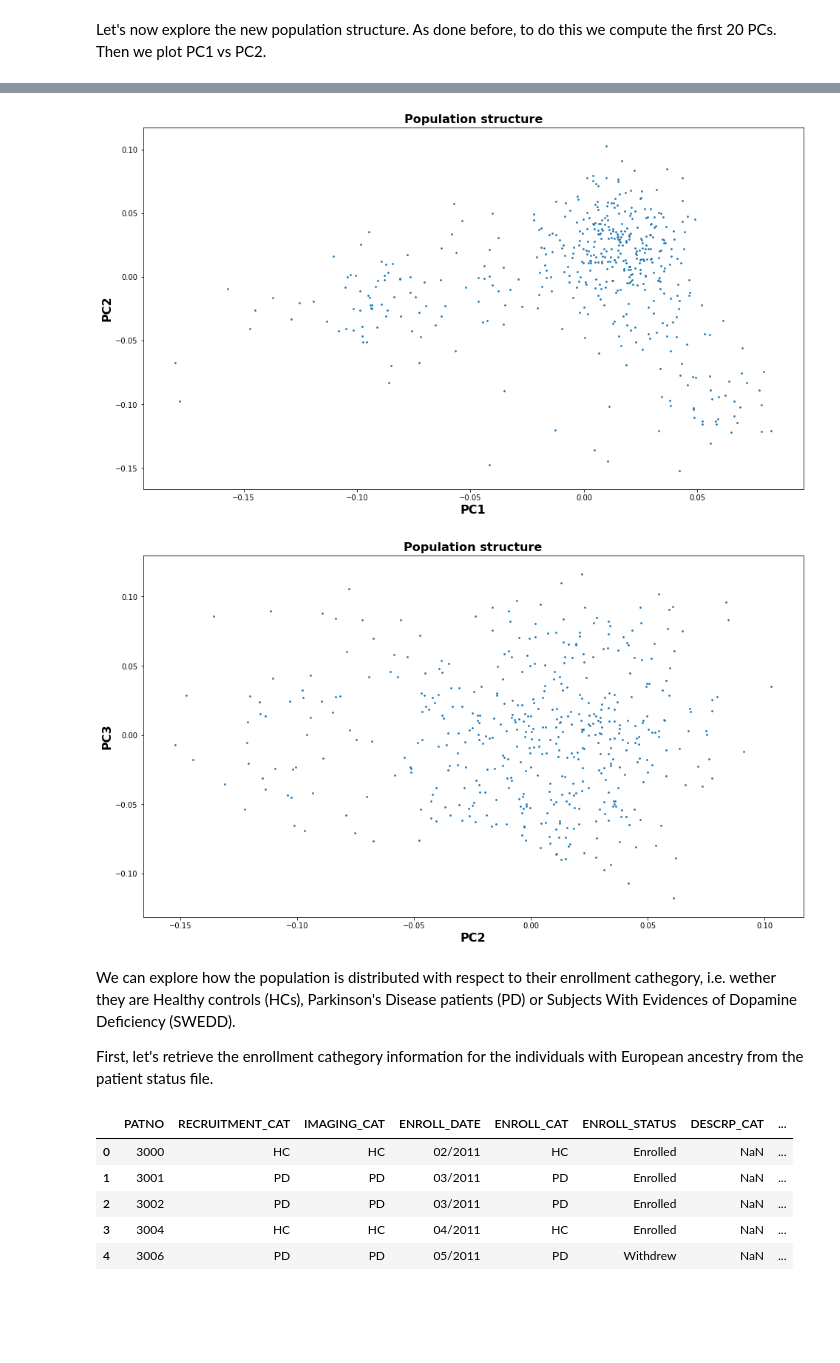
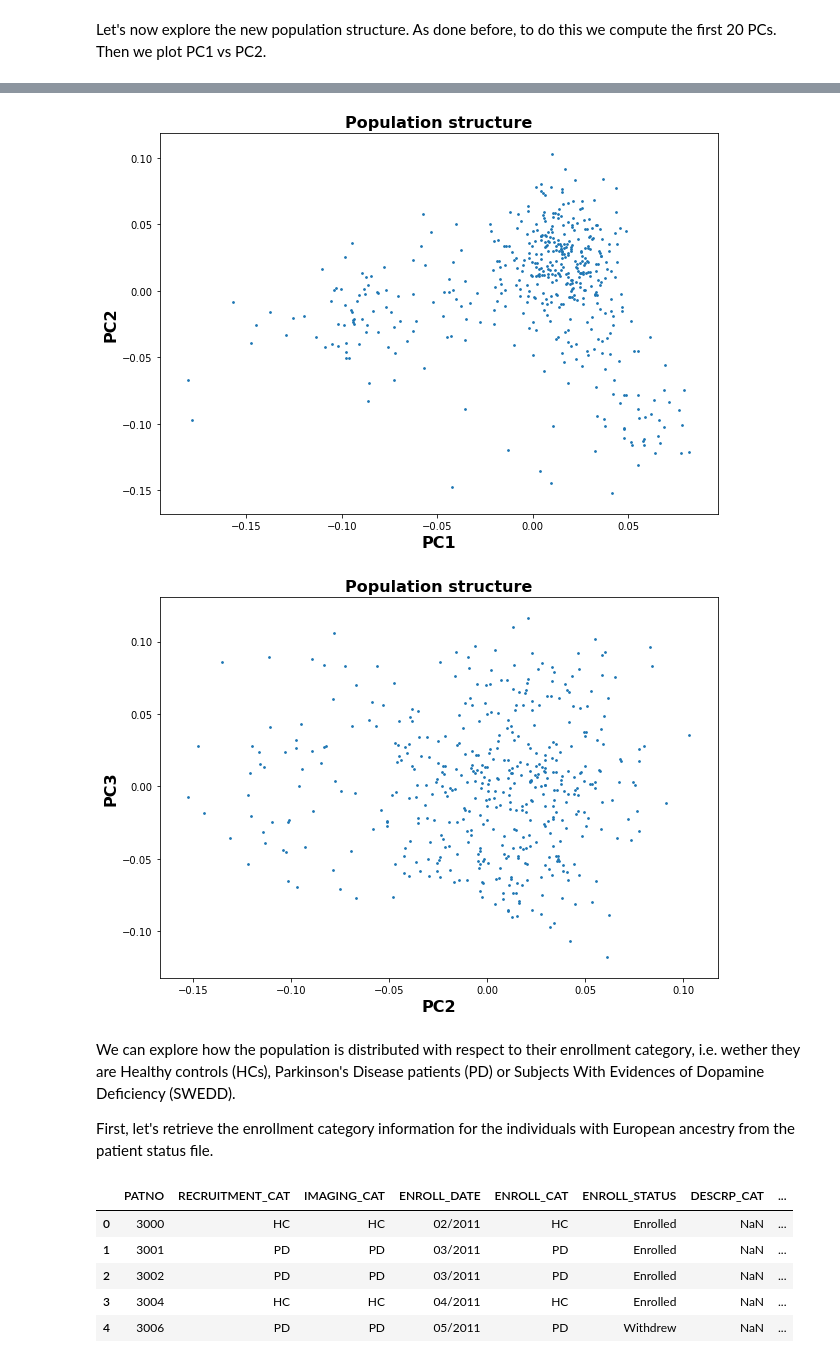
Before and after one commit to InfOmics/MUVIG, a Jupyter notebook: src/1-Preprocessing/2-QC_PCA.ipynb, the cells around one changed output, grey strips where cells are left out. Drawn from its saved outputs; the diff is of its cells as text; code cells hidden in the pictures; blank space fills up the shorter version.

```diff
--- a/src/1-Preprocessing/2-QC_PCA.ipynb
+++ b/src/1-Preprocessing/2-QC_PCA.ipynb
@@ -490,28 +501,28 @@ ppmi_eu_pca.head(n=15)
 15 rows × 22 columns
 # %%
 #make a scatter plot of PC1 vs PC2
-plt.figure(figsize=(16, 9))
+plt.figure(figsize=(10, 7))
 plt.scatter(ppmi_eu_pca.PC1, ppmi_eu_pca.PC2.values, s=3)
 plt.title('Population structure', fontweight="bold", fontsize=16)
 plt.xlabel('PC1', fontweight="bold", fontsize=16)
 plt.ylabel('PC2', fontweight="bold", fontsize=16)
 plt.show()
 # %% [output]
-[figure, old version]
+[figure, new version]
 # %%
 #and of PC2 vs PC3
-plt.figure(figsize=(16, 9))
+plt.figure(figsize=(10, 7))
 plt.scatter(ppmi_eu_pca.PC2, ppmi_eu_pca.PC3.values, s=3)
 plt.title('Population structure', fontweight="bold", fontsize=16)
 plt.xlabel('PC2', fontweight="bold", fontsize=16)
 plt.ylabel('PC3', fontweight="bold", fontsize=16)
 plt.show()
 # %% [output]
-[figure, old version]
+[figure, new version]
 # %% [markdown]
-We can explore how the population is distributed with respect to their enrollment cathegory, i.e. wether they are Healthy controls (HCs), Parkinson's Disease patients (PD) or Subjects With Evidences of Dopamine Deficiency (SWEDD).
+We can explore how the population is distributed with respect to their enrollment category, i.e. wether they are Healthy controls (HCs), Parkinson's Disease patients (PD) or Subjects With Evidences of Dopamine Deficiency (SWEDD).
 
-First, let's retrieve the enrollment cathegory information for the individuals with European ancestry from the patient status file.
+First, let's retrieve the enrollment category information for the individuals with European ancestry from the patient status file.
 # %%
 status_fn = "../../data/patient_docs/Patient_Status.csv"
 status = pd.read_csv(status_fn)
```
Also changed, not shown: parts of 48 cells of this notebook, 4 other files.
